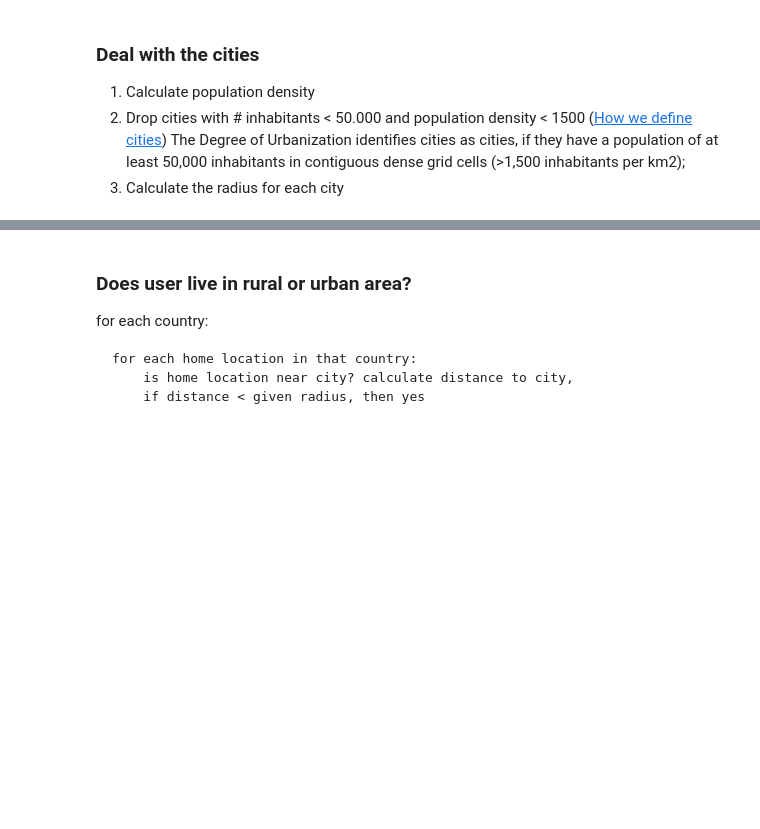
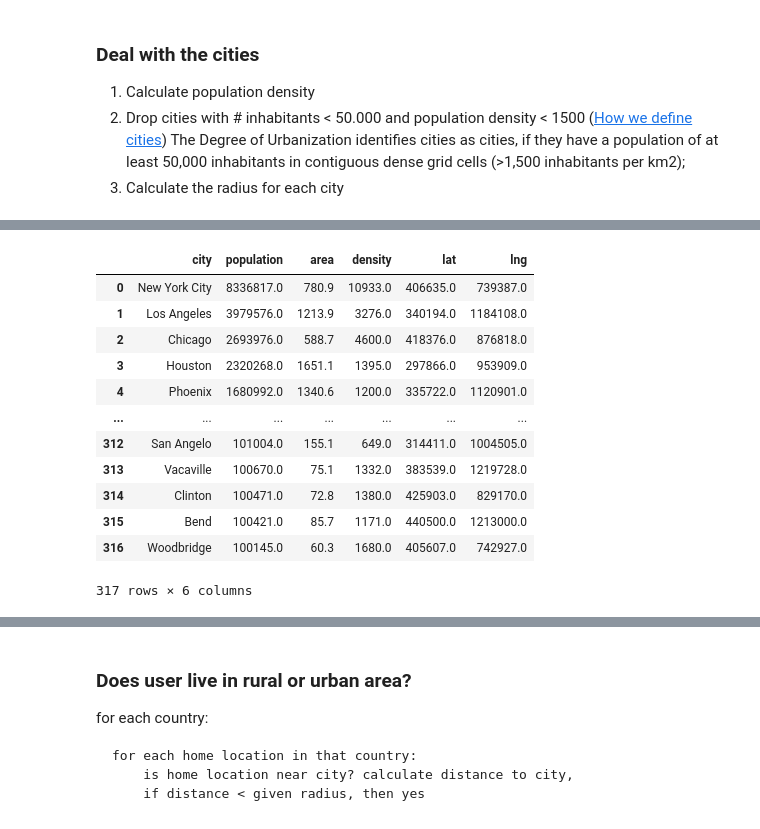
Before and after one commit to epfl-ada/ada-2020-project-milestone-p3-p3_, a Jupyter notebook: research_question_1.ipynb, the cells around one changed output, grey strips where cells are left out. Drawn from its saved outputs; the diff is of its cells as text; code cells hidden in the pictures; blank space fills up the shorter version.

```diff
--- a/research_question_1.ipynb
+++ b/research_question_1.ipynb
@@ -76,0 +83,33 @@ _, G_edges = load_data("Gowalla")
+# %%
+# We had the impression that some US cities are missing in the cities data set, so we crawled another data set from wikipedia
+# Wrangle us cities to fit to other cities
+us_cities = pd.read_csv("us_cities.csv")
+us_cities = us_cities.drop(columns=['2019rank', 'State[c]', '2010Census', 'Change', '2016 land area','2016 population density'])
+us_cities = us_cities.rename(columns={'City':'city', '2019estimate':'population', '2016 land area.1':'area','2016 population density.1':'density' })
+us_cities['population'] = us_cities['population'].str.replace(',','.')#.astype('float64')
+us_cities['population'] = us_cities['population'].str.replace(r'\.', '').astype(float)
+us_cities['city'] = us_cities['city'].str.replace(r'\[\w+\]', '')
+us_cities['area'] = us_cities['area'].str.replace(r'\s\D+\d', '')
+us_cities['area'] = us_cities['area'].str.replace(',','').astype(float)
+us_cities['density'] = us_cities['density'].str.replace(r'/\D+\d', '')
+us_cities['density'] = us_cities['density'].str.replace(',','').astype(float)
+us_cities['Location'] = us_cities['Location'].str.split(r'/', expand = True)[1]
+us_cities[['lat', 'lng']] = us_cities['Location'].str.split(r'\s', expand = True)[[1,2]]
+us_cities = us_cities.drop(columns=['Location'], axis=1)
+us_cities['lat'] = us_cities['lat'].str.replace('\D','').astype(float)
+us_cities['lng'] = us_cities['lng'].str.replace('\D','').astype(float)
+us_cities
+# %% [output]
+|  | city | population | area | density | lat | lng |
+| 0 | New York City | 8336817.0 | 780.9 | 10933.0 | 406635.0 | 739387.0 |
+| 1 | Los Angeles | 3979576.0 | 1213.9 | 3276.0 | 340194.0 | 1184108.0 |
+| 2 | Chicago | 2693976.0 | 588.7 | 4600.0 | 418376.0 | 876818.0 |
+| 3 | Houston | 2320268.0 | 1651.1 | 1395.0 | 297866.0 | 953909.0 |
+| 4 | Phoenix | 1680992.0 | 1340.6 | 1200.0 | 335722.0 | 1120901.0 |
+| ... | ... | ... | ... | ... | ... | ... |
+| 312 | San Angelo | 101004.0 | 155.1 | 649.0 | 314411.0 | 1004505.0 |
+| 313 | Vacaville | 100670.0 | 75.1 | 1332.0 | 383539.0 | 1219728.0 |
+| 314 | Clinton | 100471.0 | 72.8 | 1380.0 | 425903.0 | 829170.0 |
+| 315 | Bend | 100421.0 | 85.7 | 1171.0 | 440500.0 | 1213000.0 |
+| 316 | Woodbridge | 100145.0 | 60.3 | 1680.0 | 405607.0 | 742927.0 |
+317 rows × 6 columns
```
Also changed, not shown: parts of 7 cells of this notebook, 3 other files.
